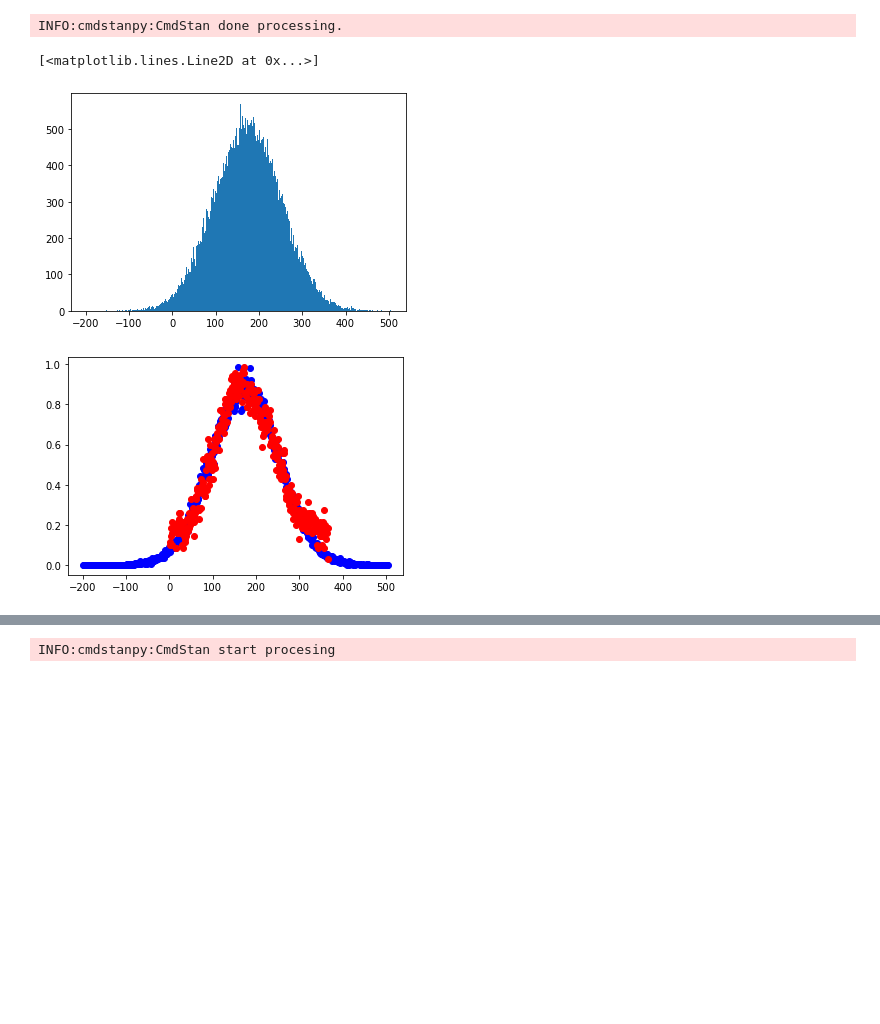
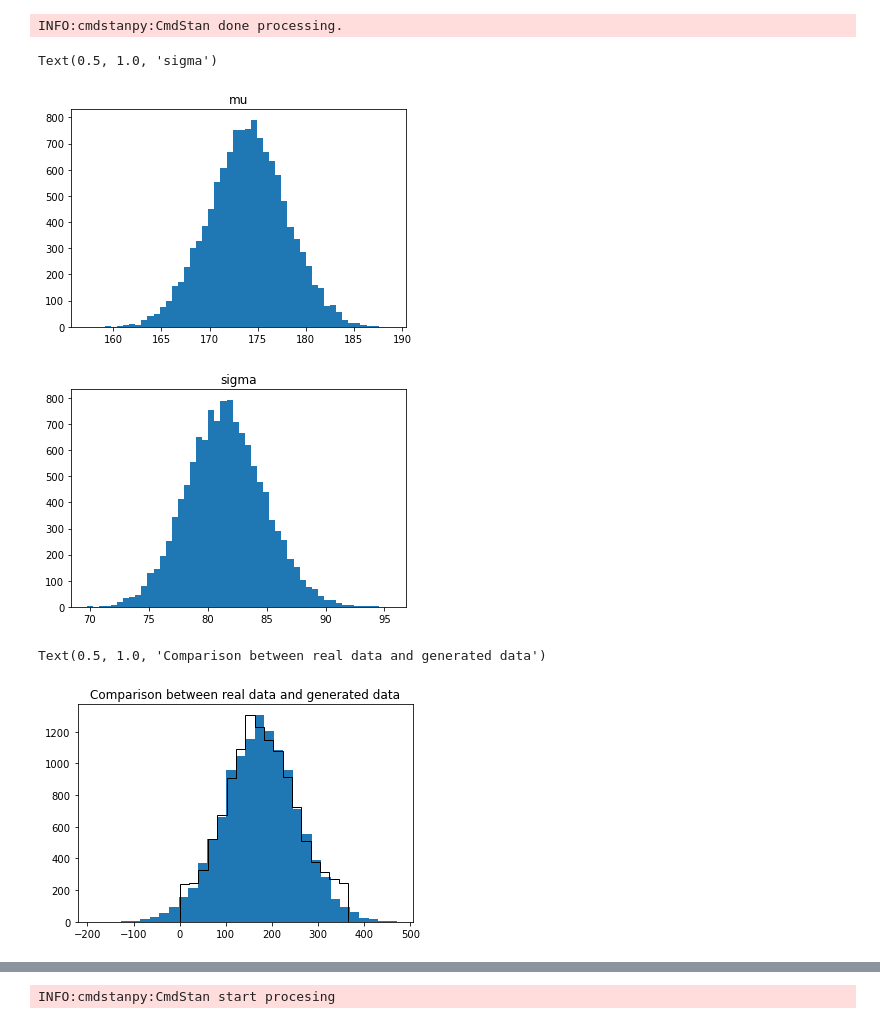
Before and after one commit to mck1303/DA_Project, a Jupyter notebook: DA.ipynb, the cells around one changed output, grey strips where cells are left out. Saved outputs shown, nothing was run; the diff lists cells and outputs as text; code cells hidden in the pictures; blank space fills up the shorter version.

```diff
--- a/DA.ipynb
+++ b/DA.ipynb
@@ -60,0 +44,22 @@ plt.plot(x,days/70,'o')
+# %%
+lista=[]
+days=[]
+
+for i in range(len(w['mo'])):
+    if w['date'][i] not in lista:
+        lista.append(w['date'][i])
+        day=int(w['dy'][i])
+        month=str(w['mo'][i])
+        mm=year[month]
+        ww=day+mm
+        if str(w['mo'][i])=='2'and str(w['dy'][i])=='29' or w['yr'][i]%4==0 and str(w['mo'][i])!='1' and str(w['mo'][i])!='2':
+            ww=ww+1
+        days.append(ww-1)
+        if ww==366:
+            days.append(ww-1)
+            days.append(ww-1)
+            days.append(ww-1)
+plt.hist(days,bins=366)
+plt.title("Amount of specific days when tornado occurred from 1950 to 2020")
+plt.xlabel('Day of year')
+plt.ylabel('Amount of days when tornado occurred')
@@ -63,7 +71,8 @@ model1_ppc=CmdStanModel(stan_file='model1_ppc.stan')
 # %% [output]
 INFO:cmdstanpy:found newer exe file, not recompiling
 # %%
-m1=model1_ppc.sample(iter_sampling=100000,chains=1,fixed_param=True)
+data=dict(N=366,torns=tornadoes,alpha=,beta=)
+m1=model1_ppc.sample(iter_sampling=12124,chains=1,fixed_param=True)
 # %% [output]
 INFO:cmdstanpy:CmdStan start procesing
 chain 1 |          | 00:00 Status
@@ -72,24 +81,26 @@ INFO:cmdstanpy:CmdStan done processing.
 mu1=m1.stan_variable('mu')
 sigma1=m1.stan_variable('sigma')
 prob1=m1.stan_variable('prob')
+
+plt.hist(mu1,bins=50)[2]
+plt.title("mu")
+plt.figure()
+plt.hist(sigma1,bins=50)[2]
+plt.title("sigma")
+# %% [output]
+Text(0.5, 1.0, 'sigma')
+[figure, added]
+[figure, added]
 # %%
-mini=1000
-maxi=0
-for i in prob1:
-    if i<mini:
-        mini=i
-    if i>maxi:
-        maxi=i
-bins=int(abs(maxi-mini))
-u=plt.hist(prob1,bins=bins)
+a=max(prob1)
+b=min(prob1)
 
-plt.figure()
-plt.plot(u[1][:-1],u[0]/max(u[0])*69/70,'bo')
-plt.plot(x,days/70,'ro')
+plt.hist(prob1,bins=int((a-b)/20))[2]
+plt.hist(days,bins=int(366/20),histtype='step',color='black')[2]
+plt.title("Comparison between real data and generated data")
 # %% [output]
-[<matplotlib.lines.Line2D at 0x...>]
+Text(0.5, 1.0, 'Comparison between real data and generated data')
-[figure, old version]
+[figure, new version]
-[figure, removed]
 # %%
 model1_fit=CmdStanModel(stan_file='model1_fit.stan')
 # %% [output]
```
Also changed, not shown: parts of 20 cells of this notebook, 4 other files.
